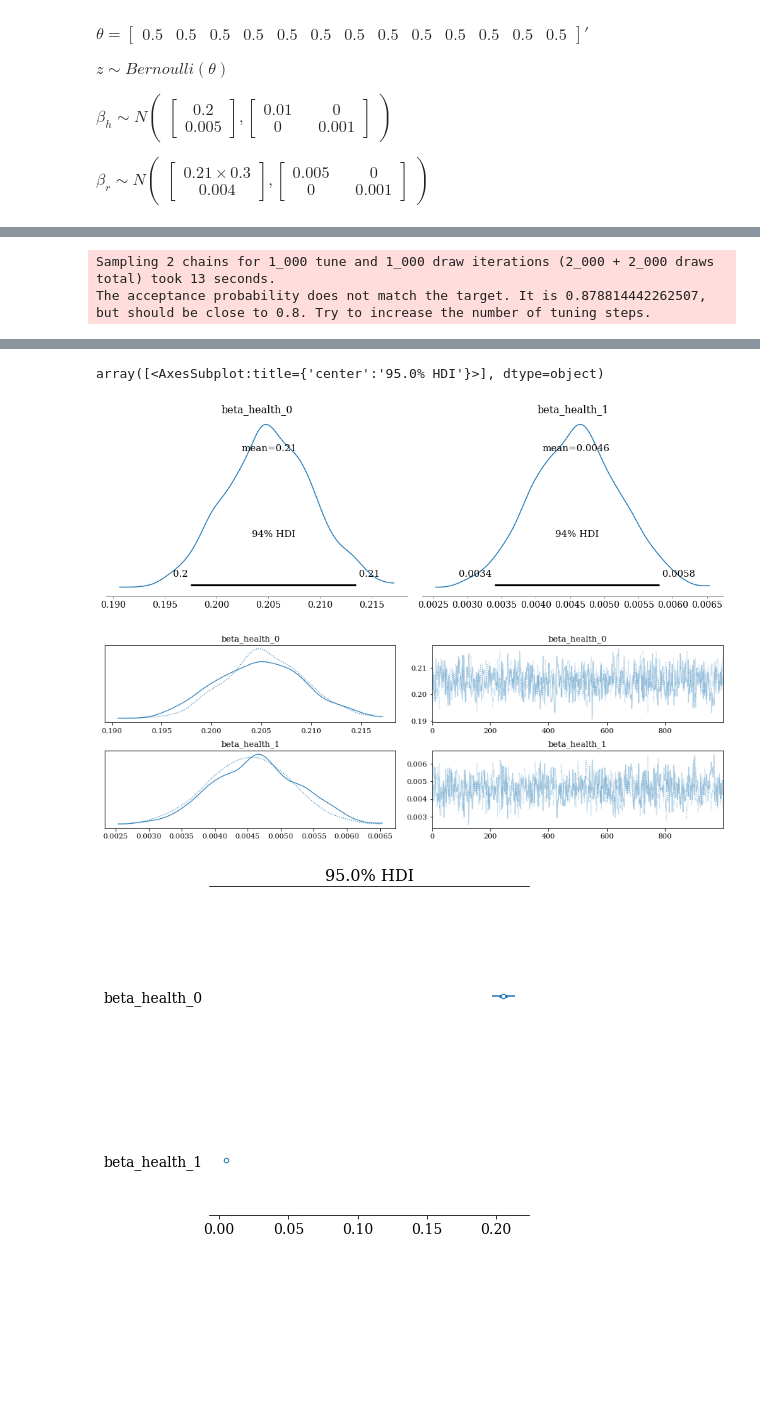
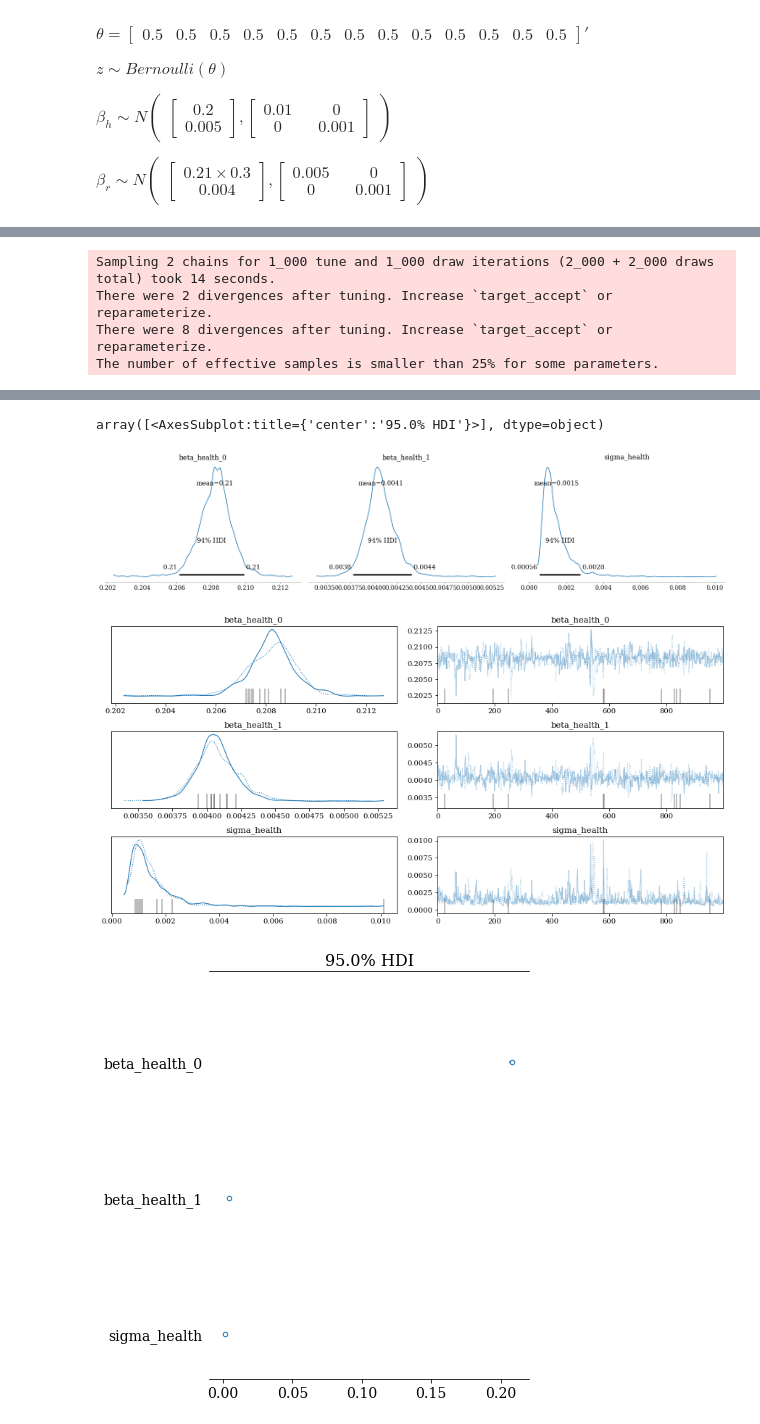
Before and after one commit to AnttiHaerkoenen/vyborg_orthodox, a Jupyter notebook: notebooks/missing_orthodox.ipynb, the cells around one changed output, grey strips where cells are left out. Saved outputs shown, nothing was run; the diff lists cells and outputs as text; code cells hidden in the pictures; blank space fills up the shorter version.

```diff
--- a/notebooks/missing_orthodox.ipynb
+++ b/notebooks/missing_orthodox.ipynb
@@ -172,11 +172,9 @@ with pm.Model() as model_health_council_orthodox:
         mu=0.005,
         sigma=0.01,
     )
-    theta = 0.5
-    z = pm.Bernoulli('z', p=theta, shape=n)
     sigma_total = pm.Exponential('sigma_orthodox', 10)
     missing = np.asarray(data_pm.orthodox_in_russia) * z
-    mu_early = beta_early_0 + beta_early_1 * t - missing
+    mu_early = beta_early_0 + beta_early_1 * t
     health_council = pm.Normal(
         'early',
         mu=mu_early,
@@ -224,6 +222,7 @@ standard = 15_000
 data_pm = data_pm / standard
 start = 1906
 data_pm['t'] = data_pm.index - start
+data_pm = data_pm.iloc[[0, 1, 2, 7, 8, 9,]]
 
 with pm.Model() as model_health_council_orthodox:
     n, _ = data_pm.shape
@@ -240,11 +239,12 @@ with pm.Model() as model_health_council_orthodox:
     )
     # mu_health = tt.add(beta_health_0, tt.mul(beta_health_1, data_pm.t))
     mu_health = beta_health_0 + t * beta_health_1
+    sigma_health = pm.Exponential('sigma_health', 10)
     # sigma_total = pm.Exponential('sigma_total', 100)
     health_council = pm.Normal(
         'health_council',
         mu=mu_health,
-        sigma=0.01,
+        sigma=sigma_health,
         observed=np.asarray(data_pm.health_council_orthodox),
     )
 
@@ -274,11 +275,13 @@ NUTS: [beta_health_1, beta_health_0]
 [interactive output not drawn]
-Sampling 2 chains for 1_000 tune and 1_000 draw iterations (2_000 + 2_000 draws total) took 13 seconds.
-The acceptance probability does not match the target. It is 0.878814442262507, but should be close to 0.8. Try to increase the number of tuning steps.
+Sampling 2 chains for 1_000 tune and 1_000 draw iterations (2_000 + 2_000 draws total) took 14 seconds.
+There were 2 divergences after tuning. Increase `target_accept` or reparameterize.
+There were 8 divergences after tuning. Increase `target_accept` or reparameterize.
+The number of effective samples is smaller than 25% for some parameters.
 [interactive output not drawn]
 array([<AxesSubplot:title={'center':'95.0% HDI'}>], dtype=object)
-[figure, old version]
+[figure, new version]
-[figure, old version]
+[figure, new version]
-[figure, old version]
+[figure, new version]
 # %%
 mu_beta_orthodox_0 = 0.21 * 0.3
 mu_beta_orthodox_1 = 0.004
```
Also changed, not shown: parts of 5 cells of this notebook.
